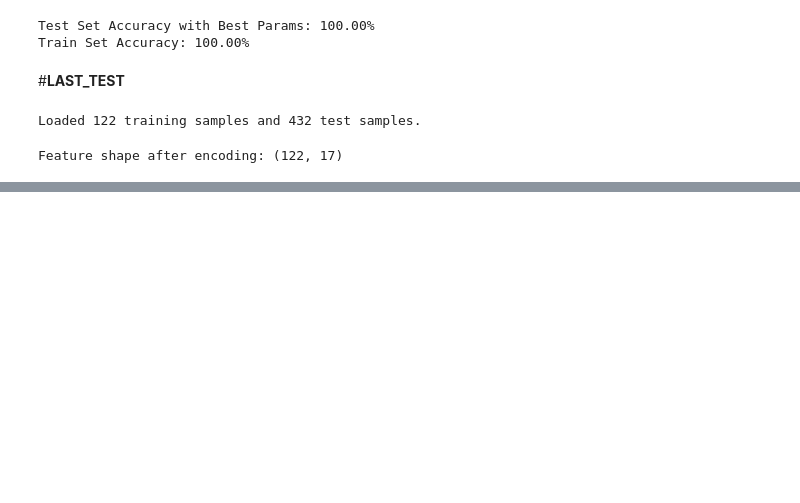
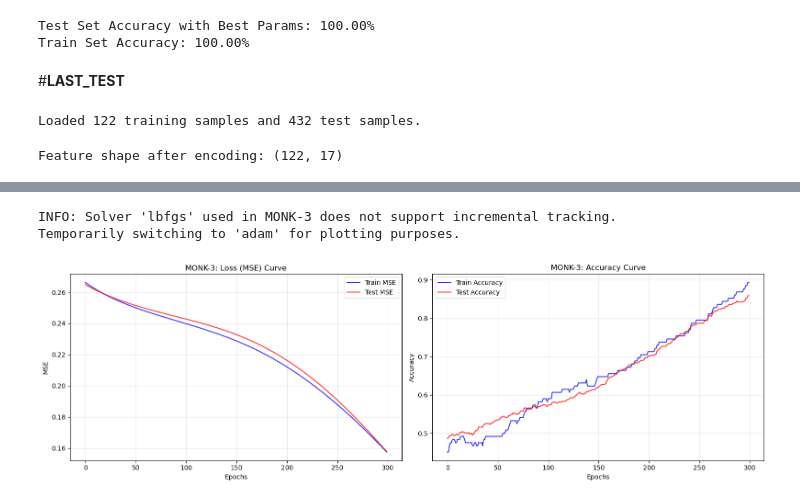
Before and after one commit to abderrahmane-salmi/UNIPI-Machine-Learning-Project, a Jupyter notebook: src/nn/NN_on_MONK_data.ipynb, the cells around one changed output, grey strips where cells are left out. Drawn from its saved outputs; the diff is of its cells as text; code cells hidden in the pictures; blank space fills up the shorter version.

```diff
--- a/src/nn/NN_on_MONK_data.ipynb
+++ b/src/nn/NN_on_MONK_data.ipynb
@@ -342,41 +338,0 @@ Best Cross-Validation Accuracy: 92.57%
-# %%
-# 1. Setup the common architecture (Use your best params here)
-# Example params - replace with grid_search.best_params_ values if you have them
-common_params = {
-    'hidden_layer_sizes': (4,),  # Replace with your best size
-    'activation': 'relu',        # Replace with your best activation
-    'alpha': 0.01,               # Replace with your best alpha
-    'max_iter': 500,
-    'random_state': 42
-}
-
-# 2. Train Adam Model
-print("Training Adam model...")
-mlp_adam = MLPClassifier(solver='adam', learning_rate_init=0.01, **common_params)
-mlp_adam.fit(X_train_3, y_train_3)
-
-# 3. Train SGD Model
-print("Training SGD model...")
-# SGD often needs a higher learning rate or momentum to converge well
-mlp_sgd = MLPClassifier(solver='sgd', learning_rate_init=0.01, momentum=0.9, **common_params)
-mlp_sgd.fit(X_train_3, y_train_3)
-
-# 4. Plot Comparison
-plt.figure(figsize=(10, 6))
-
-# Plot Adam
-plt.plot(mlp_adam.loss_curve_, label='Adam', color='blue', linewidth=2)
-
-# Plot SGD
-plt.plot(mlp_sgd.loss_curve_, label='SGD', color='orange', linestyle='--', linewidth=2)
-
-plt.title("Learning Curve Comparison: Adam vs SGD")
-plt.xlabel("Epochs")
-plt.ylabel("Loss")
-plt.legend()
-plt.grid(True, alpha=0.3)
-plt.show()
-
-# Optional: Print final loss to see which converged better
-print(f"Final Adam Loss: {mlp_adam.loss_curve_[-1]:.4f}")
-print(f"Final SGD Loss:  {mlp_sgd.loss_curve_[-1]:.4f}")
@@ -389,3 +339,9 @@ Final SGD Loss:  0.1866
+# %%
+plot_learning_curves(grid_search_3.best_params_, X_train_3, y_train_3, X_test_3, y_test_3, "MONK-3")
+# %% [output]
+INFO: Solver 'lbfgs' used in MONK-3 does not support incremental tracking.
+Temporarily switching to 'adam' for plotting purposes.
+[figure, added]
 # %%
 # Use the best model found to predict on the test set
 best_model_3 = grid_search_3.best_estimator_
```
Also changed, not shown: parts of 10 cells of this notebook.
